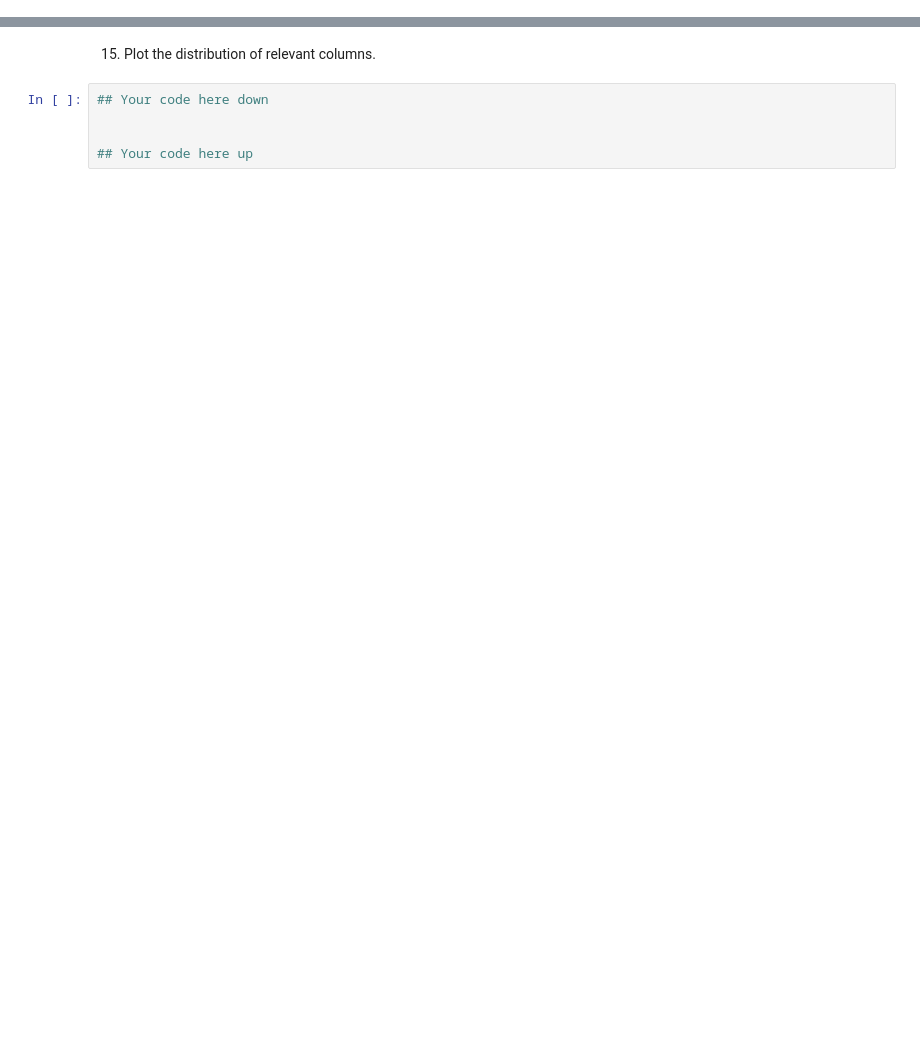
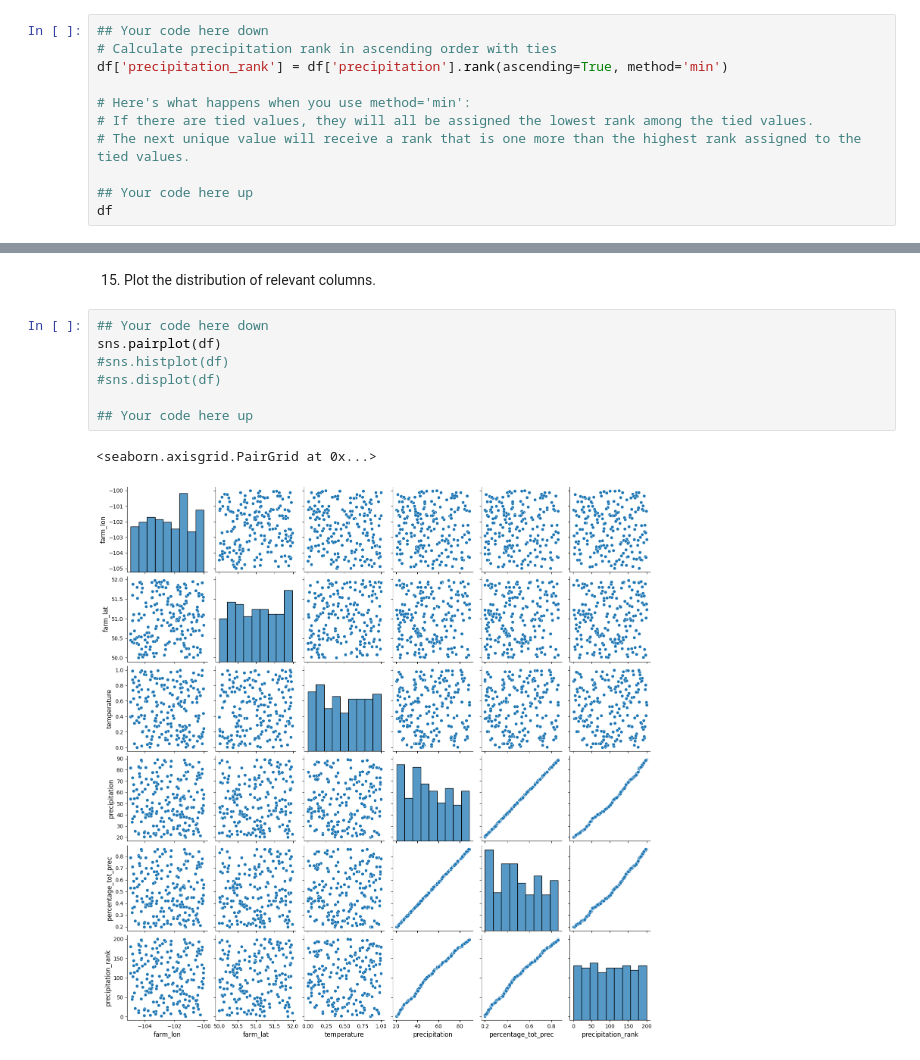
Before and after one commit to cboyda/AgTech, a Jupyter notebook: Assignments/Assinment_3&4.ipynb, the cells around one changed output, grey strips where cells are left out. Drawn from its saved outputs; the diff is of its cells as text; blank space fills up the shorter version.

```diff
--- a/Assignments/Assinment_3&4.ipynb
+++ b/Assignments/Assinment_3&4.ipynb
@@ -485,0 +545,11 @@ df.
+# %%
+## Your code here down
+# Calculate precipitation rank in ascending order with ties
+df['precipitation_rank'] = df['precipitation'].rank(ascending=True, method='min')
+
+# Here's what happens when you use method='min':
+# If there are tied values, they will all be assigned the lowest rank among the tied values.
+# The next unique value will receive a rank that is one more than the highest rank assigned to the tied values.
+
+## Your code here up
+df
@@ -528,6 +736,11 @@ df.
 15. Plot the distribution of relevant columns.
 # %%
 ## Your code here down
-
+sns.pairplot(df)
+#sns.histplot(df)
+#sns.displot(df)
 
 ## Your code here up
+# %% [output]
+<seaborn.axisgrid.PairGrid at 0x...>
+[figure, added]
```
Also changed, not shown: parts of 35 cells of this notebook.
